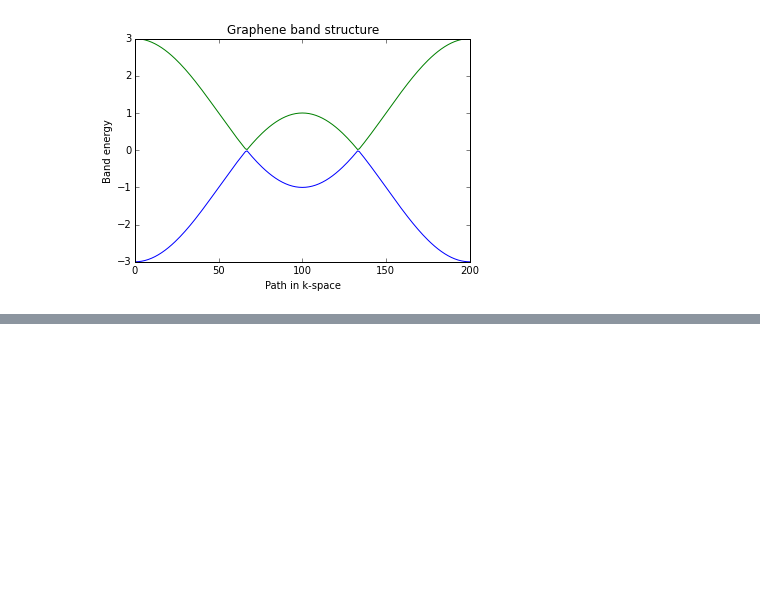
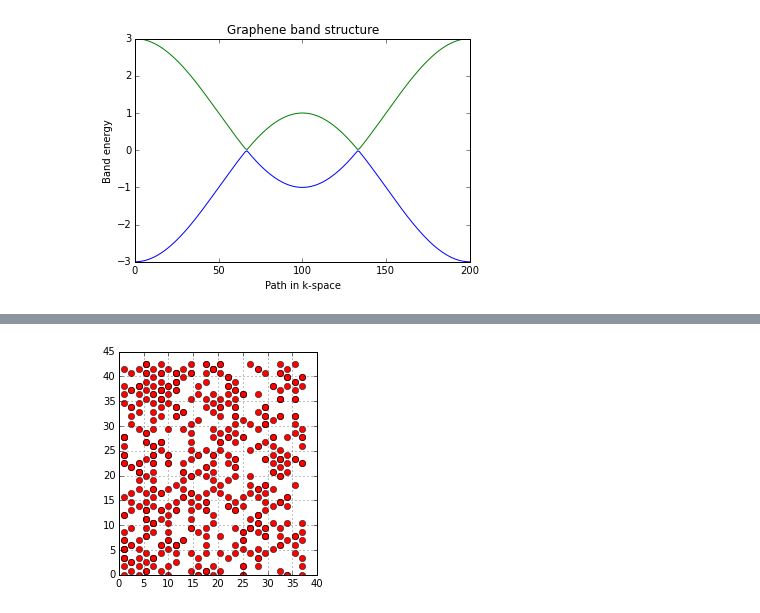
Before and after one commit to dsdhfkjs/SolidStatePhysicsProject, a Jupyter notebook: Untitled.ipynb, the cells around one changed output, grey strips where cells are left out. Drawn from its saved outputs; the diff is of its cells as text; code cells hidden in the pictures; blank space fills up the shorter version.

```diff
--- a/Untitled.ipynb
+++ b/Untitled.ipynb
@@ -7,7 +7,7 @@ import matplotlib.pyplot as plt
 
 N = 100
 a = 1
-electronarray = np.arange(1,N+1)
+electronarray = np.arange(0,N+1)
 locarrayx = np.zeros(N)
 locarrayy = np.zeros(N)
 jtype = np.zeros(N)
@@ -1126,0 +1146,38 @@ WARNING: pylab import has clobbered these variables: ['copy']
+# %%
+N = 500
+T = 900
+t = 200
+
+def electron_placement(N,t, x_space, y_space):
+    #M = number of electrons:
+    #t = number of time steps
+
+    a = 1    #lattice point spacing
+
+    electronarray = np.zeros([N,3]) #array that will contain the positions of each electron
+    locarrayx = np.zeros(N)
+    locarrayy = np.zeros(N)
+    jtype = np.zeros(N)
+
+
+    for i in range(N):
+        b = np.random.randint(0, y_space)
+        c = np.random.randint(0, x_space)  #to maintain randomness, keep N and the random integer bound equal
+        locarrayx[i] = c * 3.*a / 2
+        locarrayx += a
+        b = b * a * np.sqrt(3)
+        if c % 2 == 0:
+            locarrayy[i] =  b
+        else:
+            locarrayy[i] = b + a * np.sqrt(3) / 2.
+        electronarray[i] = np.asarray([locarrayx[i],locarrayy[i],jtype[i]]) #setting the electron positions
+    #print electronarray
+
+    plt.plot(electronarray[:,0],electronarray[:,1], 'ro')
+    plt.gca().set_aspect('equal')
+    plt.grid()
+
+    return electronarray
+electronarray = electron_placement(N,t,25,25)
+# %% [output]
+[figure, added]
```
Also changed, not shown: parts of 19 cells of this notebook.
